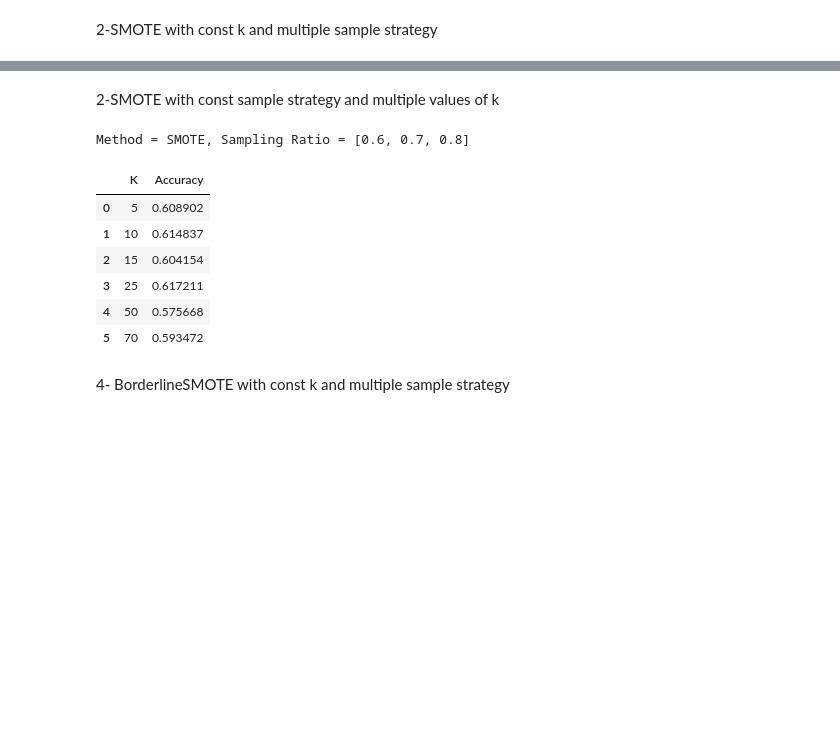
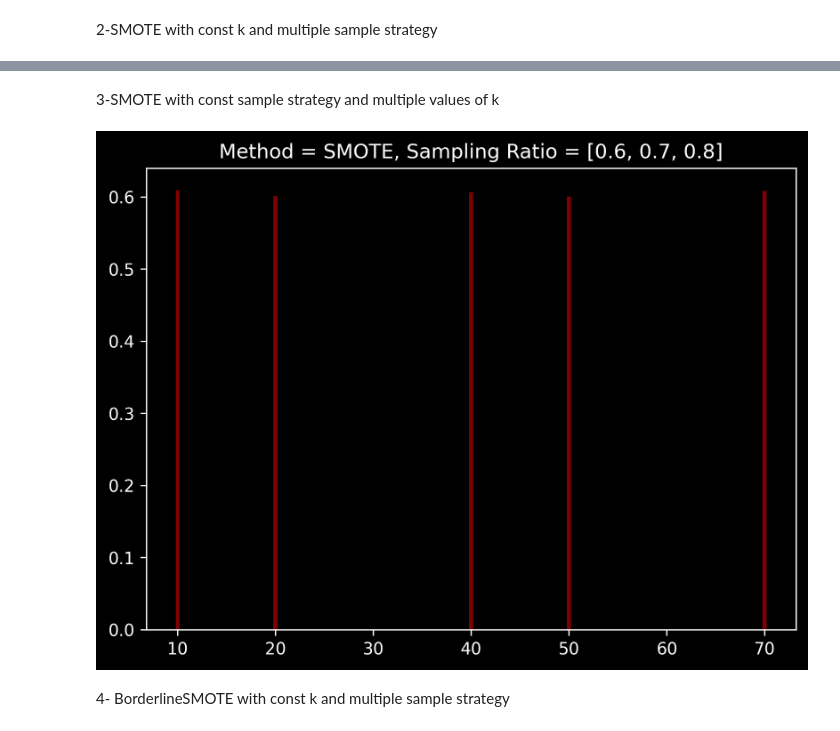
Before and after one commit to Marim1611/Bing-Bang-BodyLevel, a Jupyter notebook: ModelPipelines/LogisticRegression/Analysis.ipynb, the cells around one changed output, grey strips where cells are left out. Saved outputs shown, nothing was run; the diff lists cells and outputs as text; code cells hidden in the pictures; blank space fills up the shorter version.

Commit message:
initial class imbalance plots added

```diff
--- a/ModelPipelines/LogisticRegression/Analysis.ipynb
+++ b/ModelPipelines/LogisticRegression/Analysis.ipynb
@@ -86,18 +77,11 @@ Method = SMOTE, K = 10
 # %% [markdown]
-2-SMOTE with const sample strategy and multiple values of k
+3-SMOTE with const sample strategy and multiple values of k
 # %%
 sample_ratio=[0.6,0.7,0.8]
-Ks=[5,10,15,25,50,70]
+Ks=[10,20,40,50,70]
 evaluate_const_sample_ratios_diff_k(x_data_d,y_data_d ,clf , method='SMOTE' , Ks=Ks, sample_ratio=sample_ratio)
 # %% [output]
-Method = SMOTE, Sampling Ratio = [0.6, 0.7, 0.8]
-|  | K | Accuracy |
-| 0 | 5 | 0.608902 |
-| 1 | 10 | 0.614837 |
-| 2 | 15 | 0.604154 |
-| 3 | 25 | 0.617211 |
-| 4 | 50 | 0.575668 |
-| 5 | 70 | 0.593472 |
+[figure, added]
 # %% [markdown]
 4- BorderlineSMOTE with const k and multiple sample strategy
 # %%
```
Also changed, not shown: parts of 7 cells of this notebook, 2 other files.
